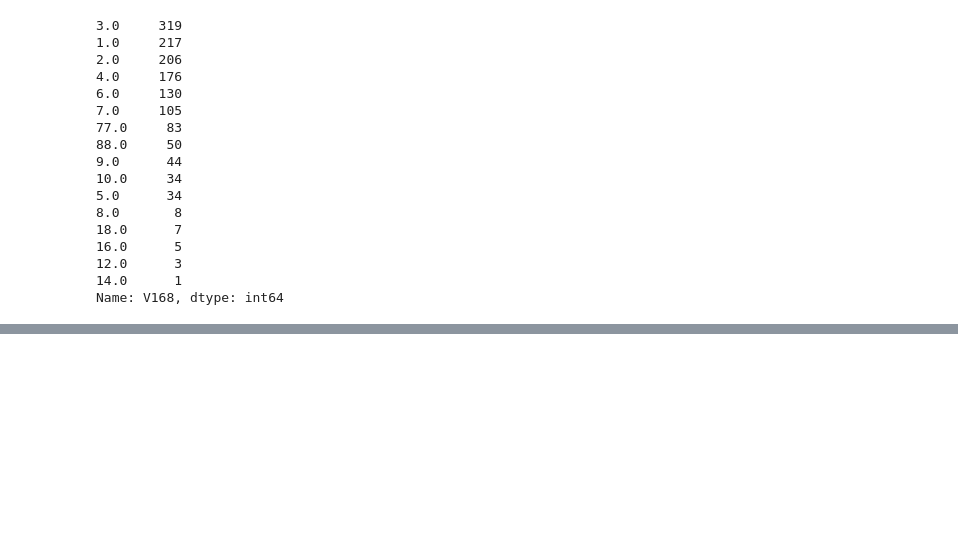
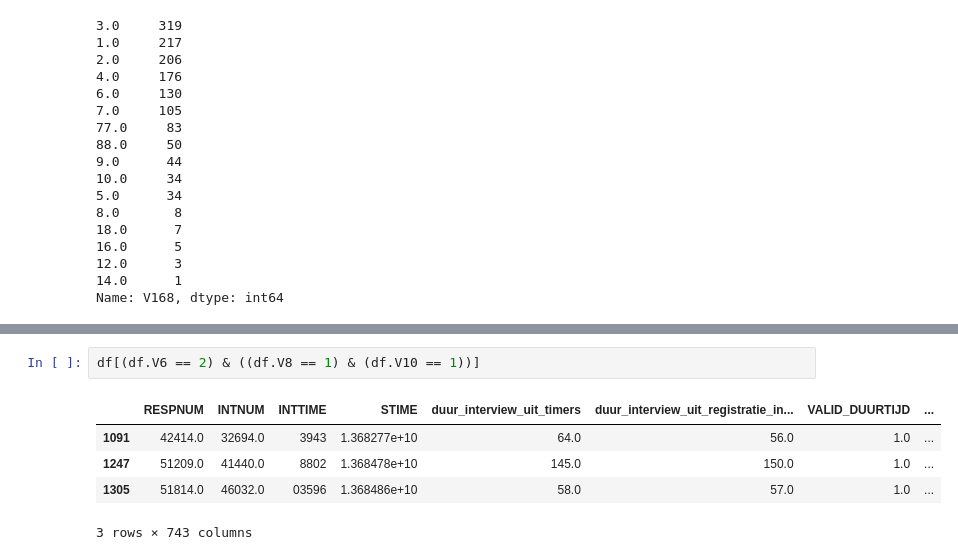
Before and after one commit to ducoquelicot/old_vrtnwsdata, a Jupyter notebook: cultuur/analyse16.ipynb, the cells around one changed output, grey strips where cells are left out. Cells and saved outputs as stored; diff of their text form; blank space fills up the shorter version.

```diff
--- a/cultuur/analyse16.ipynb
+++ b/cultuur/analyse16.ipynb
@@ -548,0 +1013,8 @@ Name: V168, dtype: int64
+# %%
+df[(df.V6 == 2) & ((df.V8 == 1) & (df.V10 == 1))]
+# %% [output]
+|  | RESPNUM | INTNUM | INTTIME | STIME | duur_interview_uit_timers | duur_interview_uit_registratie_in... | VALID_DUURTIJD | ... |
+| 1091 | 42414.0 | 32694.0 | 3943 | 1.368277e+10 | 64.0 | 56.0 | 1.0 | ... |
+| 1247 | 51209.0 | 41440.0 | 8802 | 1.368478e+10 | 145.0 | 150.0 | 1.0 | ... |
+| 1305 | 51814.0 | 46032.0 | 03596 | 1.368486e+10 | 58.0 | 57.0 | 1.0 | ... |
+3 rows × 743 columns
```
Also changed, not shown: parts of 151 cells of this notebook, 11 other files.
